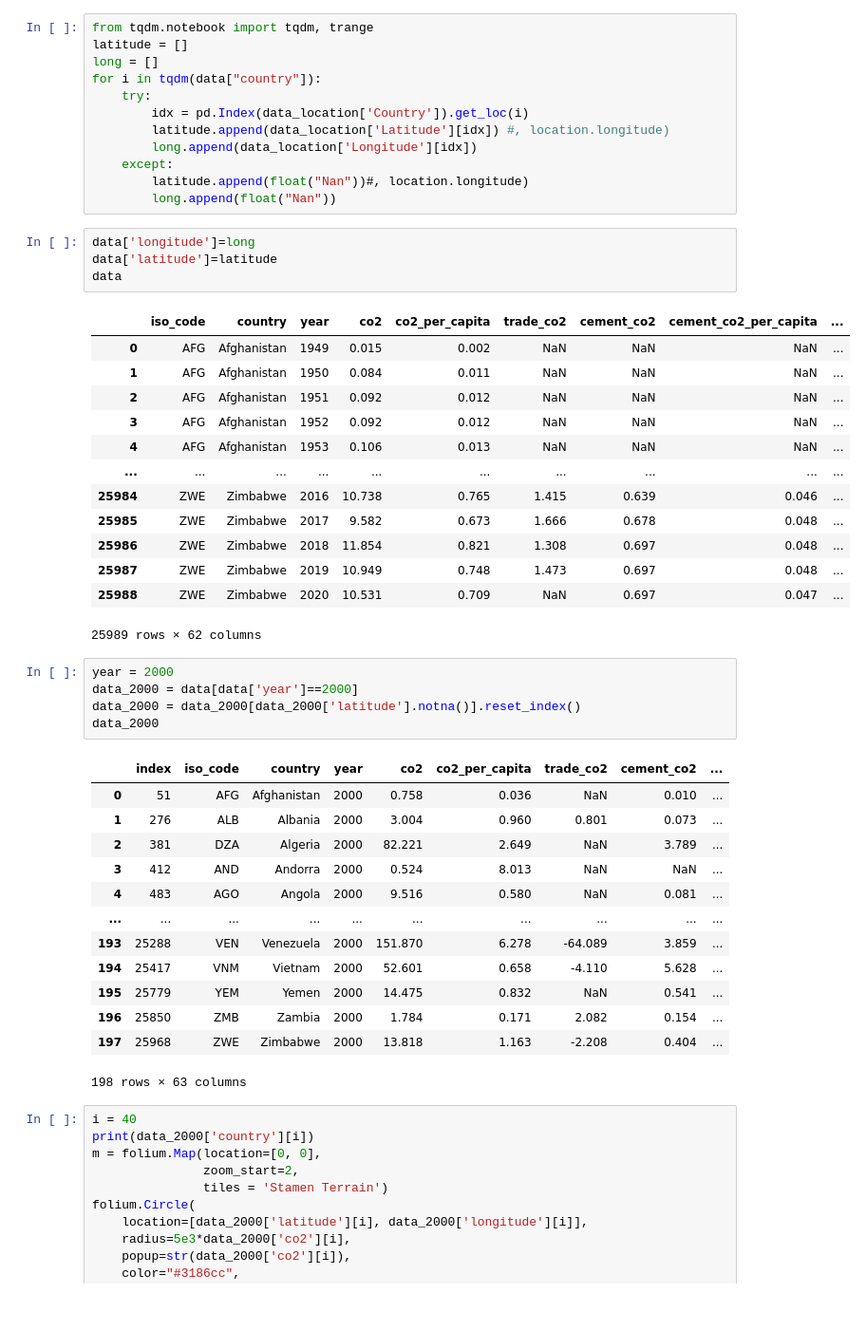
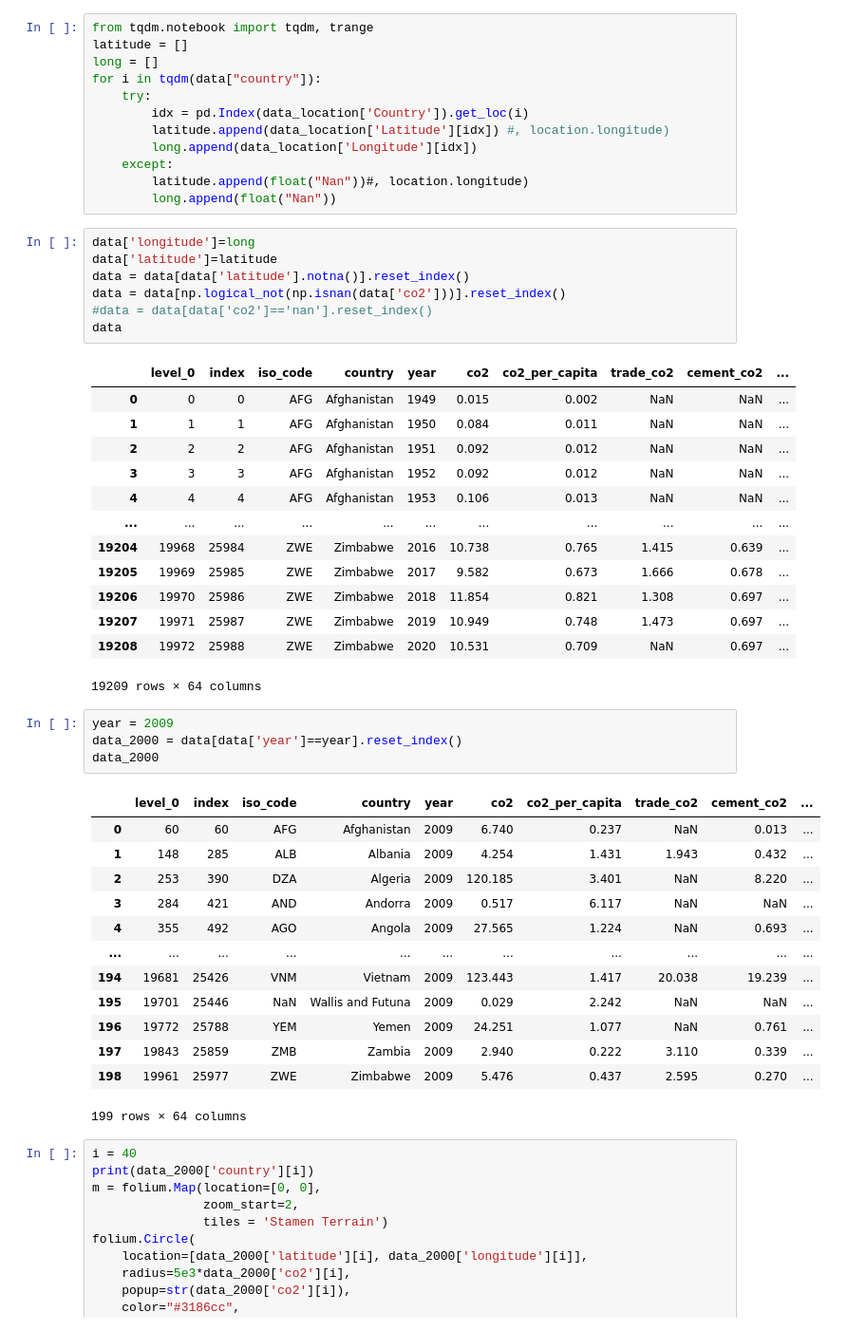
Before and after one commit to jrojas12/SWhackaton2022, a Jupyter notebook: mapping_co2.ipynb, the cells around one changed output. Shown at 95% size. Drawn from its saved outputs; the diff is of its cells as text.

```diff
--- a/mapping_co2.ipynb
+++ b/mapping_co2.ipynb
@@ -112,40 +113,42 @@ for i in tqdm(data["country"]):
 # %%
 data['longitude']=long
 data['latitude']=latitude
+data = data[data['latitude'].notna()].reset_index()
+data = data[np.logical_not(np.isnan(data['co2']))].reset_index()
+#data = data[data['co2']=='nan'].reset_index()
 data
 # %% [output]
-|  | iso_code | country | year | co2 | co2_per_capita | trade_co2 | cement_co2 | cement_co2_per_capita | ... |
-| 0 | AFG | Afghanistan | 1949 | 0.015 | 0.002 | NaN | NaN | NaN | ... |
-| 1 | AFG | Afghanistan | 1950 | 0.084 | 0.011 | NaN | NaN | NaN | ... |
-| 2 | AFG | Afghanistan | 1951 | 0.092 | 0.012 | NaN | NaN | NaN | ... |
-| 3 | AFG | Afghanistan | 1952 | 0.092 | 0.012 | NaN | NaN | NaN | ... |
-| 4 | AFG | Afghanistan | 1953 | 0.106 | 0.013 | NaN | NaN | NaN | ... |
-| ... | ... | ... | ... | ... | ... | ... | ... | ... | ... |
-| 25984 | ZWE | Zimbabwe | 2016 | 10.738 | 0.765 | 1.415 | 0.639 | 0.046 | ... |
-| 25985 | ZWE | Zimbabwe | 2017 | 9.582 | 0.673 | 1.666 | 0.678 | 0.048 | ... |
-| 25986 | ZWE | Zimbabwe | 2018 | 11.854 | 0.821 | 1.308 | 0.697 | 0.048 | ... |
-| 25987 | ZWE | Zimbabwe | 2019 | 10.949 | 0.748 | 1.473 | 0.697 | 0.048 | ... |
-| 25988 | ZWE | Zimbabwe | 2020 | 10.531 | 0.709 | NaN | 0.697 | 0.047 | ... |
+|  | level_0 | index | iso_code | country | year | co2 | co2_per_capita | trade_co2 | cement_co2 | ... |
+| 0 | 0 | 0 | AFG | Afghanistan | 1949 | 0.015 | 0.002 | NaN | NaN | ... |
+| 1 | 1 | 1 | AFG | Afghanistan | 1950 | 0.084 | 0.011 | NaN | NaN | ... |
+| 2 | 2 | 2 | AFG | Afghanistan | 1951 | 0.092 | 0.012 | NaN | NaN | ... |
+| 3 | 3 | 3 | AFG | Afghanistan | 1952 | 0.092 | 0.012 | NaN | NaN | ... |
+| 4 | 4 | 4 | AFG | Afghanistan | 1953 | 0.106 | 0.013 | NaN | NaN | ... |
+| ... | ... | ... | ... | ... | ... | ... | ... | ... | ... | ... |
+| 19204 | 19968 | 25984 | ZWE | Zimbabwe | 2016 | 10.738 | 0.765 | 1.415 | 0.639 | ... |
+| 19205 | 19969 | 25985 | ZWE | Zimbabwe | 2017 | 9.582 | 0.673 | 1.666 | 0.678 | ... |
+| 19206 | 19970 | 25986 | ZWE | Zimbabwe | 2018 | 11.854 | 0.821 | 1.308 | 0.697 | ... |
+| 19207 | 19971 | 25987 | ZWE | Zimbabwe | 2019 | 10.949 | 0.748 | 1.473 | 0.697 | ... |
+| 19208 | 19972 | 25988 | ZWE | Zimbabwe | 2020 | 10.531 | 0.709 | NaN | 0.697 | ... |
-25989 rows × 62 columns
+19209 rows × 64 columns
 # %%
-year = 2000
-data_2000 = data[data['year']==2000]
-data_2000 = data_2000[data_2000['latitude'].notna()].reset_index()
+year = 2009
+data_2000 = data[data['year']==year].reset_index()
 data_2000
 # %% [output]
-|  | index | iso_code | country | year | co2 | co2_per_capita | trade_co2 | cement_co2 | ... |
-| 0 | 51 | AFG | Afghanistan | 2000 | 0.758 | 0.036 | NaN | 0.010 | ... |
-| 1 | 276 | ALB | Albania | 2000 | 3.004 | 0.960 | 0.801 | 0.073 | ... |
-| 2 | 381 | DZA | Algeria | 2000 | 82.221 | 2.649 | NaN | 3.789 | ... |
-| 3 | 412 | AND | Andorra | 2000 | 0.524 | 8.013 | NaN | NaN | ... |
-| 4 | 483 | AGO | Angola | 2000 | 9.516 | 0.580 | NaN | 0.081 | ... |
-| ... | ... | ... | ... | ... | ... | ... | ... | ... | ... |
-| 193 | 25288 | VEN | Venezuela | 2000 | 151.870 | 6.278 | -64.089 | 3.859 | ... |
-| 194 | 25417 | VNM | Vietnam | 2000 | 52.601 | 0.658 | -4.110 | 5.628 | ... |
-| 195 | 25779 | YEM | Yemen | 2000 | 14.475 | 0.832 | NaN | 0.541 | ... |
-| 196 | 25850 | ZMB | Zambia | 2000 | 1.784 | 0.171 | 2.082 | 0.154 | ... |
-| 197 | 25968 | ZWE | Zimbabwe | 2000 | 13.818 | 1.163 | -2.208 | 0.404 | ... |
+|  | level_0 | index | iso_code | country | year | co2 | co2_per_capita | trade_co2 | cement_co2 | ... |
+| 0 | 60 | 60 | AFG | Afghanistan | 2009 | 6.740 | 0.237 | NaN | 0.013 | ... |
+| 1 | 148 | 285 | ALB | Albania | 2009 | 4.254 | 1.431 | 1.943 | 0.432 | ... |
+| 2 | 253 | 390 | DZA | Algeria | 2009 | 120.185 | 3.401 | NaN | 8.220 | ... |
+| 3 | 284 | 421 | AND | Andorra | 2009 | 0.517 | 6.117 | NaN | NaN | ... |
+| 4 | 355 | 492 | AGO | Angola | 2009 | 27.565 | 1.224 | NaN | 0.693 | ... |
+| ... | ... | ... | ... | ... | ... | ... | ... | ... | ... | ... |
+| 194 | 19681 | 25426 | VNM | Vietnam | 2009 | 123.443 | 1.417 | 20.038 | 19.239 | ... |
+| 195 | 19701 | 25446 | NaN | Wallis and Futuna | 2009 | 0.029 | 2.242 | NaN | NaN | ... |
+| 196 | 19772 | 25788 | YEM | Yemen | 2009 | 24.251 | 1.077 | NaN | 0.761 | ... |
+| 197 | 19843 | 25859 | ZMB | Zambia | 2009 | 2.940 | 0.222 | 3.110 | 0.339 | ... |
+| 198 | 19961 | 25977 | ZWE | Zimbabwe | 2009 | 5.476 | 0.437 | 2.595 | 0.270 | ... |
-198 rows × 63 columns
+199 rows × 64 columns
 # %%
 i = 40
 print(data_2000['country'][i])
```
Also changed, not shown: parts of 7 cells of this notebook.
